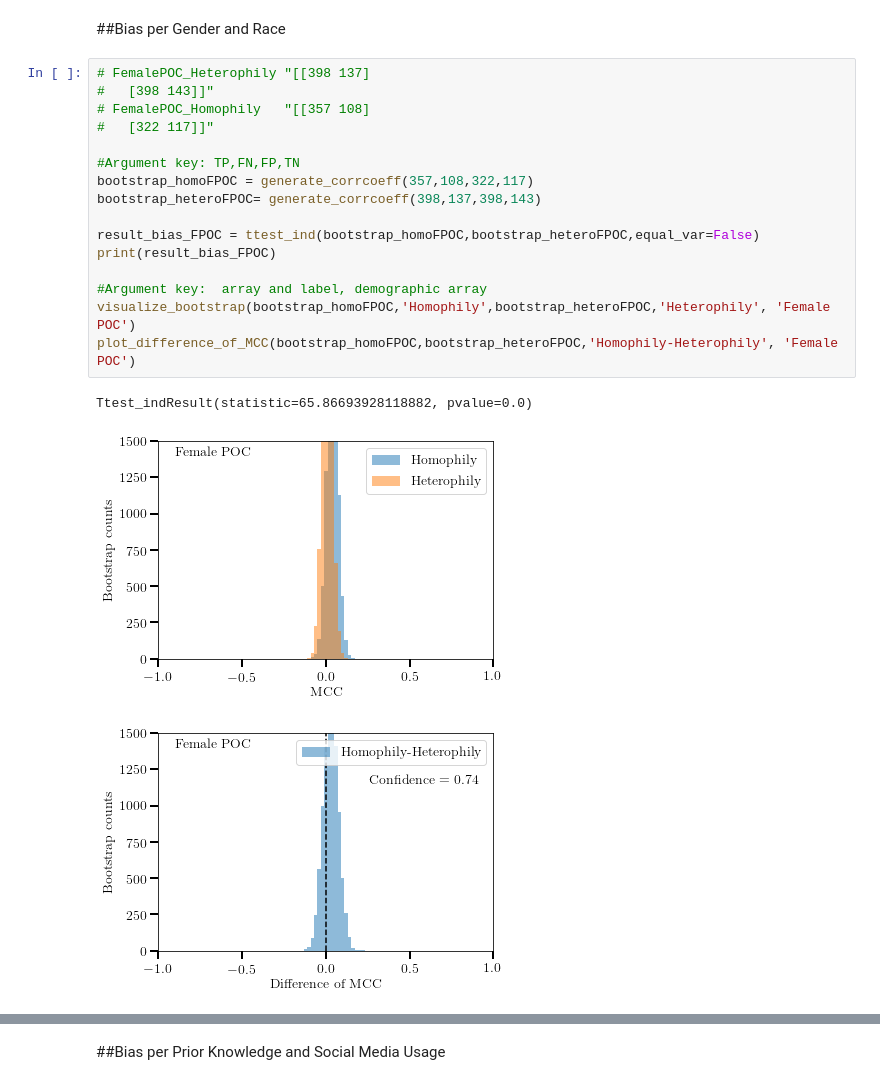
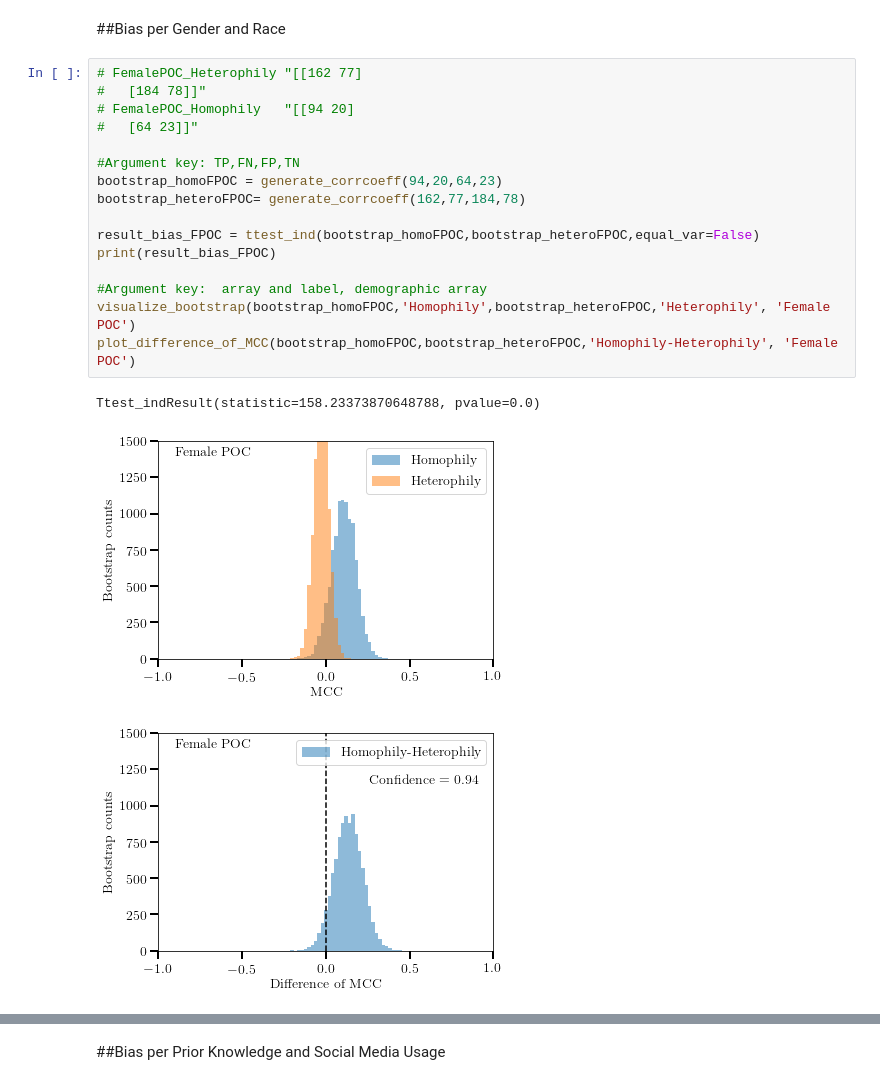
Before and after one commit to juniperlovato/DiverseMisinformationPaper, a Jupyter notebook: Bootstrapping_confusion_matrix.ipynb, the cells around one changed output, grey strips where cells are left out. Saved outputs shown, nothing was run; the diff lists cells and outputs as text.

```diff
--- a/Bootstrapping_confusion_matrix.ipynb
+++ b/Bootstrapping_confusion_matrix.ipynb
@@ -216,23 +216,23 @@ Ttest_indResult(statistic=68.74401763860082, pvalue=0.0)
 # %% [markdown]
 ##Bias per Gender and Race
 # %%
-# FemalePOC_Heterophily	"[[398 137]
-#   [398 143]]"
-# FemalePOC_Homophily	"[[357 108]
-#   [322 117]]"
+# FemalePOC_Heterophily	"[[162 77]
+#   [184 78]]"
+# FemalePOC_Homophily	"[[94 20]
+#   [64 23]]"
 
 #Argument key: TP,FN,FP,TN
-bootstrap_homoFPOC = generate_corrcoeff(357,108,322,117)
-bootstrap_heteroFPOC= generate_corrcoeff(398,137,398,143)
+bootstrap_homoFPOC = generate_corrcoeff(94,20,64,23)
+bootstrap_heteroFPOC= generate_corrcoeff(162,77,184,78)
 
 result_bias_FPOC = ttest_ind(bootstrap_homoFPOC,bootstrap_heteroFPOC,equal_var=False)
 print(result_bias_FPOC)
 
 #Argument key:  array and label, demographic array
 visualize_bootstrap(bootstrap_homoFPOC,'Homophily',bootstrap_heteroFPOC,'Heterophily', 'Female POC')
 plot_difference_of_MCC(bootstrap_homoFPOC,bootstrap_heteroFPOC,'Homophily-Heterophily', 'Female POC')
 # %% [output]
-Ttest_indResult(statistic=65.86693928118882, pvalue=0.0)
+Ttest_indResult(statistic=158.23373870648788, pvalue=0.0)
-[figure, old version]
+[figure, new version]
-[figure, old version]
+[figure, new version]
 # %%
```
Also changed, not shown: parts of 52 cells of this notebook.
